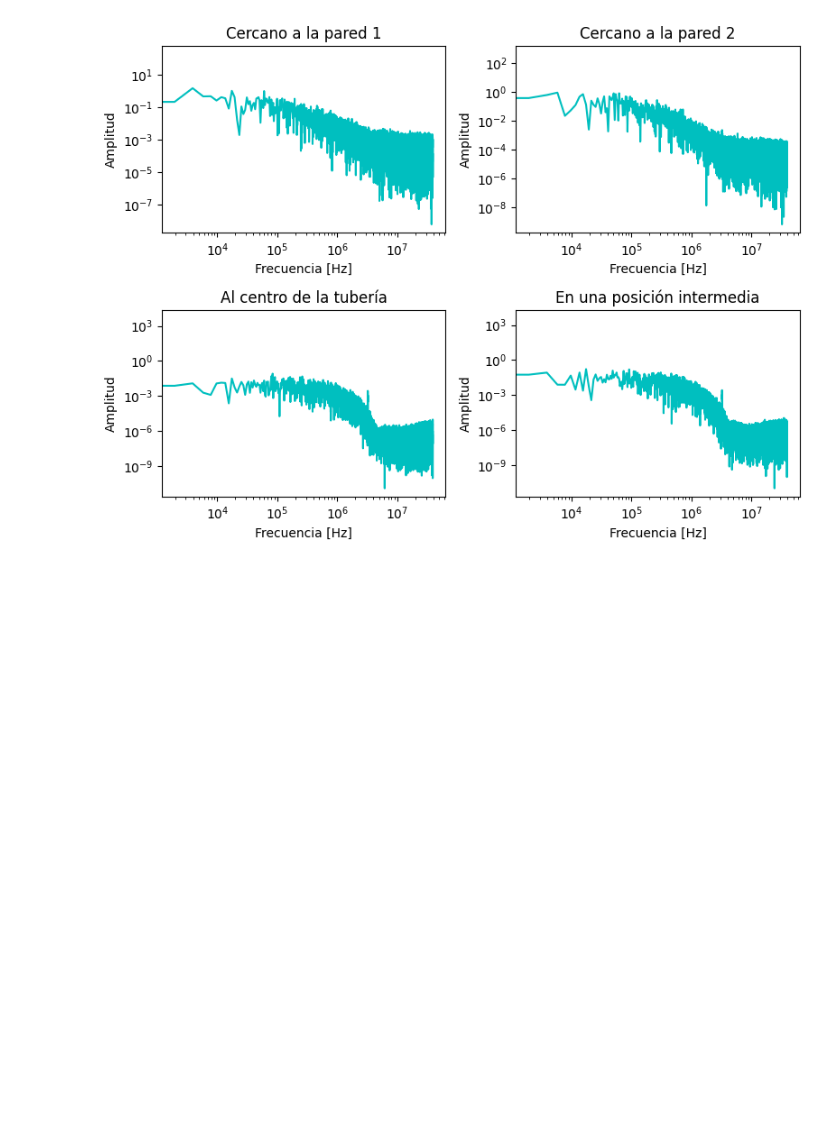
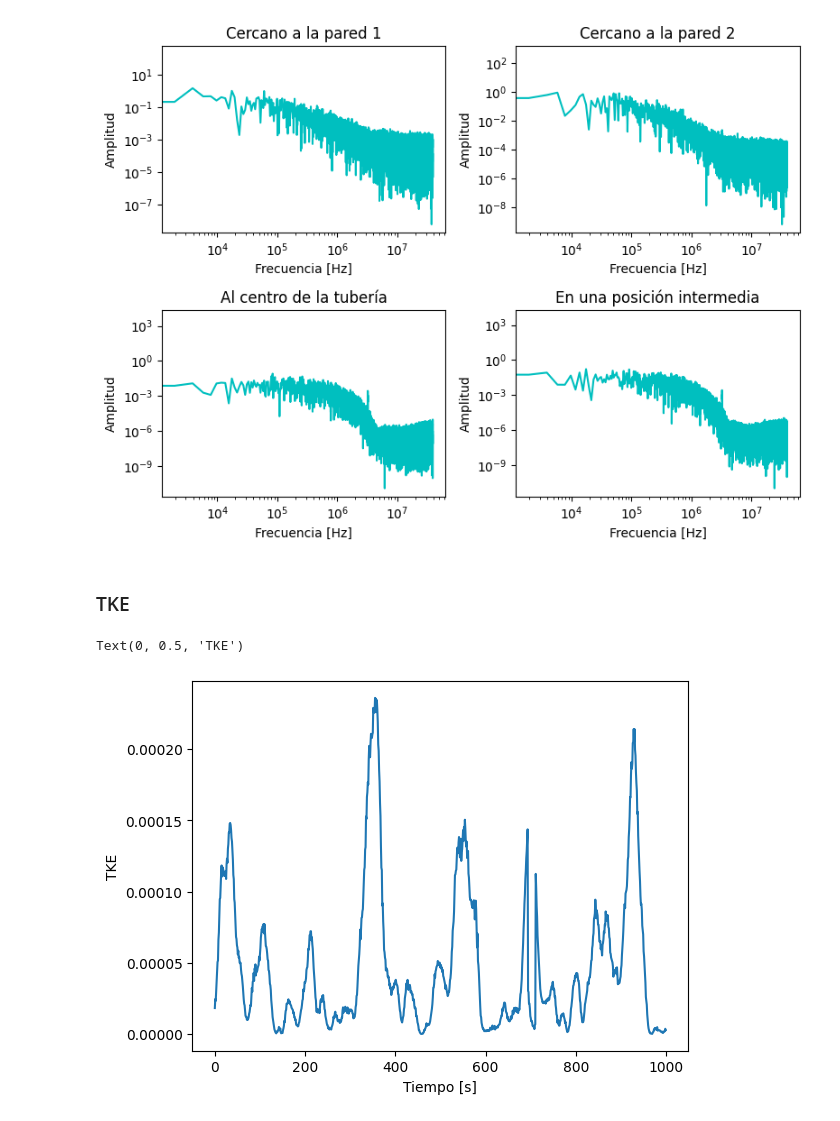
Before and after one commit to Daniel-SebastianGaete/ProyectoFluidos, a Jupyter notebook: main.ipynb, the cells around one changed output. Saved outputs shown, nothing was run; the diff lists cells and outputs as text; code cells hidden in the pictures; blank space fills up the shorter version.

```diff
--- a/main.ipynb
+++ b/main.ipynb
@@ -375,3 +375,15 @@ plt.tight_layout()
 plt.show()
 # %% [output]
 [figure]
+# %% [markdown]
+### TKE
+# %%
+u_prima=u_mean_space_clean-np.mean(u_mean_space_clean)
+v_prima=v_mean_space_clean-np.mean(v_mean_space_clean)
+TKE = (u_prima**2 + v_prima**2)/2
+plt.plot(TKE[:1000])
+plt.xlabel('Tiempo [s]')
+plt.ylabel('TKE')
+# %% [output]
+Text(0, 0.5, 'TKE')
+[figure, added]
```
Also changed, not shown: parts of 1 cell of this notebook.
